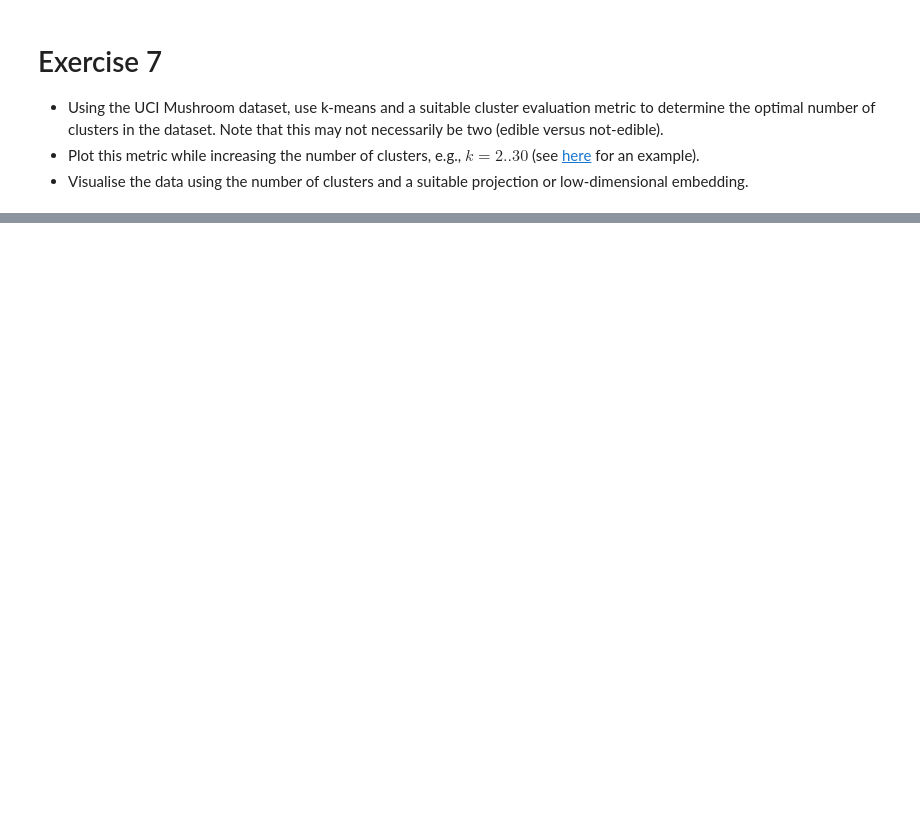
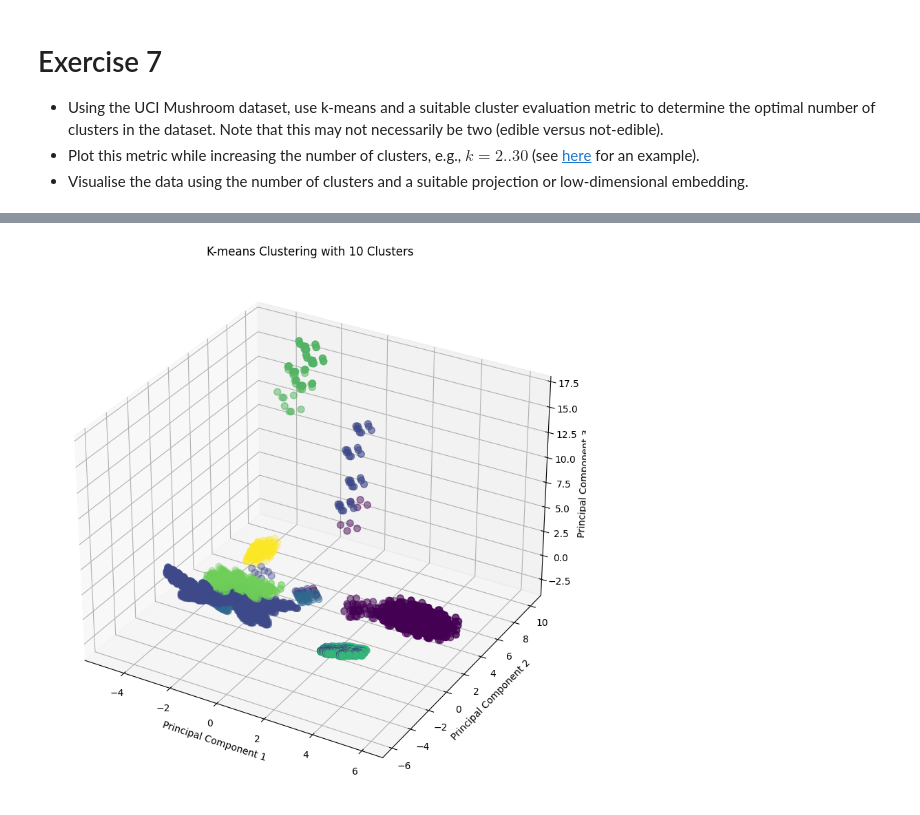
Before and after one commit to JarandJR/IDATT2502, a Jupyter notebook: oving7/main.ipynb, the cells around one changed output, grey strips where cells are left out. Cells and saved outputs as stored; diff of their text form; code cells hidden in the pictures; blank space fills up the shorter version.

```diff
--- a/oving7/main.ipynb
+++ b/oving7/main.ipynb
@@ -65,0 +52,20 @@ Optimal number of clusters (k): 12
+# %%
+kmeans = MiniBatchKMeans(n_clusters=optimal_k, random_state=42, n_init=10)
+kmeans.fit(x)
+y_kmeans = kmeans.predict(x)
+
+pca = PCA(n_components=3)
+x = pca.fit_transform(x)
+
+fig = plt.figure(figsize=(10, 10))
+ax = fig.add_subplot(111, projection='3d')
+sc = ax.scatter(x[:, 0], x[:, 1], x[:, 2], c=y_kmeans, s=50, cmap='viridis')
+
+ax.set_xlabel('Principal Component 1')
+ax.set_ylabel('Principal Component 2')
+ax.set_zlabel('Principal Component 3')
+ax.set_title(f'K-means Clustering with {optimal_k} Clusters')
+
+plt.show()
+# %% [output]
+[figure, added]
```
Also changed, not shown: parts of 5 cells of this notebook, 1 other file.
